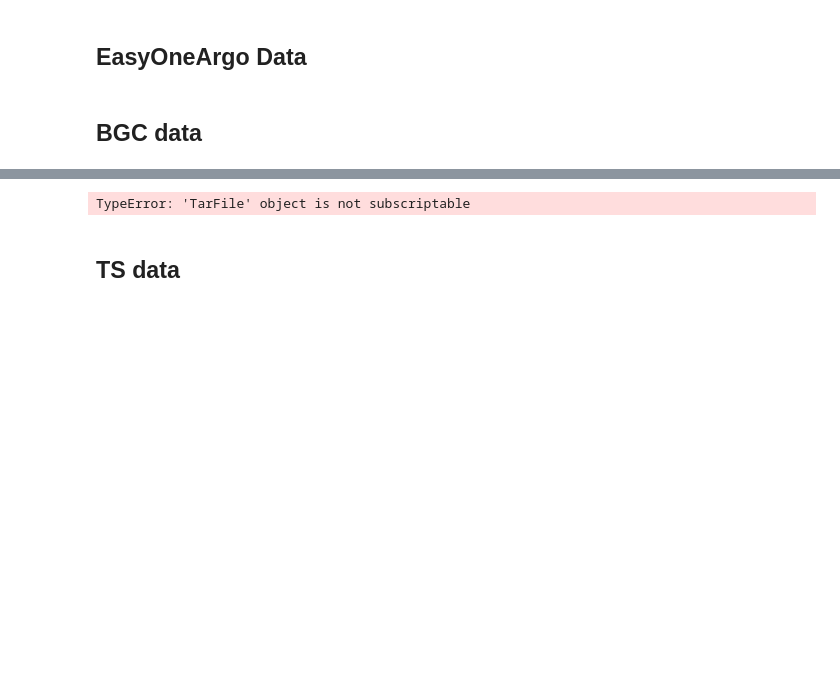
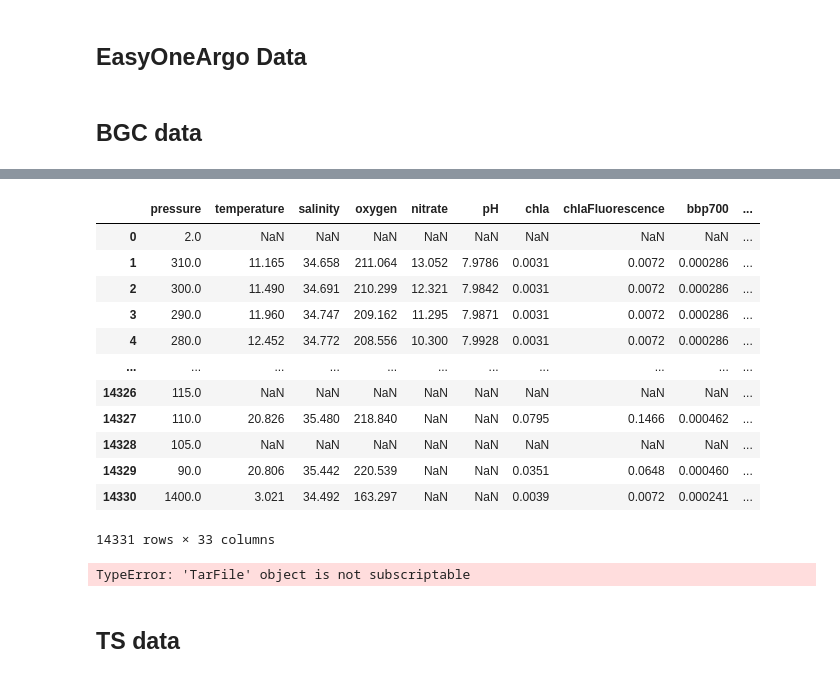
Before and after one commit to Lilah-Asalie/IBIS_Project, a Jupyter notebook: New_Downloading_data.ipynb, the cells around one changed output, grey strips where cells are left out. Saved outputs shown, nothing was run; the diff lists cells and outputs as text; code cells hidden in the pictures; blank space fills up the shorter version.

Commit message:
csv combine code

```diff
--- a/New_Downloading_data.ipynb
+++ b/New_Downloading_data.ipynb
@@ -457,0 +458,27 @@ FileNotFoundError: [Errno 2] No such file or directory: '5905505_015_EasyBGCLite
+# %%
+import glob
+import os
+
+def combine_float_profiles(folder_path, output_path=None):
+    csv_files = sorted(glob.glob(os.path.join(folder_path, "*_EasyBGCLite.csv")))
+
+    if not csv_files:
+        raise FileNotFoundError(f"No matching CSV files found in {folder_path}")
+
+    dfs = [parse_argo_csv(f) for f in csv_files]
+    combined = pd.concat(dfs, ignore_index=True)
+
+    # Sort by profile number so profiles are in order
+    combined = combined.sort_values("profile_number").reset_index(drop=True)
+
+    if output_path:
+        combined.to_csv(output_path, index=False)
+
+    return combined
+
+# Example: combine all profiles for float 5905062
+folder = '/Users/steviewalker/Documents/Argo/EasyOneArgoBGCLite/EasyOneArgoBGCLite_20260914T035253Z/data/5905104'
+combined = combine_float_profiles(folder, output_path=os.path.join(folder, "5905104_combined.csv"))
+
+print(combined.shape)
+print(combined["profile_number"].unique())
@@ -458,3 +497,19 @@ FileNotFoundError: [Errno 2] No such file or directory: '5905505_015_EasyBGCLite
+# %%
+combined
+# %% [output]
+|  | pressure | temperature | salinity | oxygen | nitrate | pH | chla | chlaFluorescence | bbp700 | ... |
+| 0 | 2.0 | NaN | NaN | NaN | NaN | NaN | NaN | NaN | NaN | ... |
+| 1 | 310.0 | 11.165 | 34.658 | 211.064 | 13.052 | 7.9786 | 0.0031 | 0.0072 | 0.000286 | ... |
+| 2 | 300.0 | 11.490 | 34.691 | 210.299 | 12.321 | 7.9842 | 0.0031 | 0.0072 | 0.000286 | ... |
+| 3 | 290.0 | 11.960 | 34.747 | 209.162 | 11.295 | 7.9871 | 0.0031 | 0.0072 | 0.000286 | ... |
+| 4 | 280.0 | 12.452 | 34.772 | 208.556 | 10.300 | 7.9928 | 0.0031 | 0.0072 | 0.000286 | ... |
+| ... | ... | ... | ... | ... | ... | ... | ... | ... | ... | ... |
+| 14326 | 115.0 | NaN | NaN | NaN | NaN | NaN | NaN | NaN | NaN | ... |
+| 14327 | 110.0 | 20.826 | 35.480 | 218.840 | NaN | NaN | 0.0795 | 0.1466 | 0.000462 | ... |
+| 14328 | 105.0 | NaN | NaN | NaN | NaN | NaN | NaN | NaN | NaN | ... |
+| 14329 | 90.0 | 20.806 | 35.442 | 220.539 | NaN | NaN | 0.0351 | 0.0648 | 0.000460 | ... |
+| 14330 | 1400.0 | 3.021 | 34.492 | 163.297 | NaN | NaN | 0.0039 | 0.0072 | 0.000241 | ... |
+14331 rows × 33 columns
 # %%
 # NEW DATA
 
```
Also changed, not shown: parts of 2 cells of this notebook, 4 other files.
